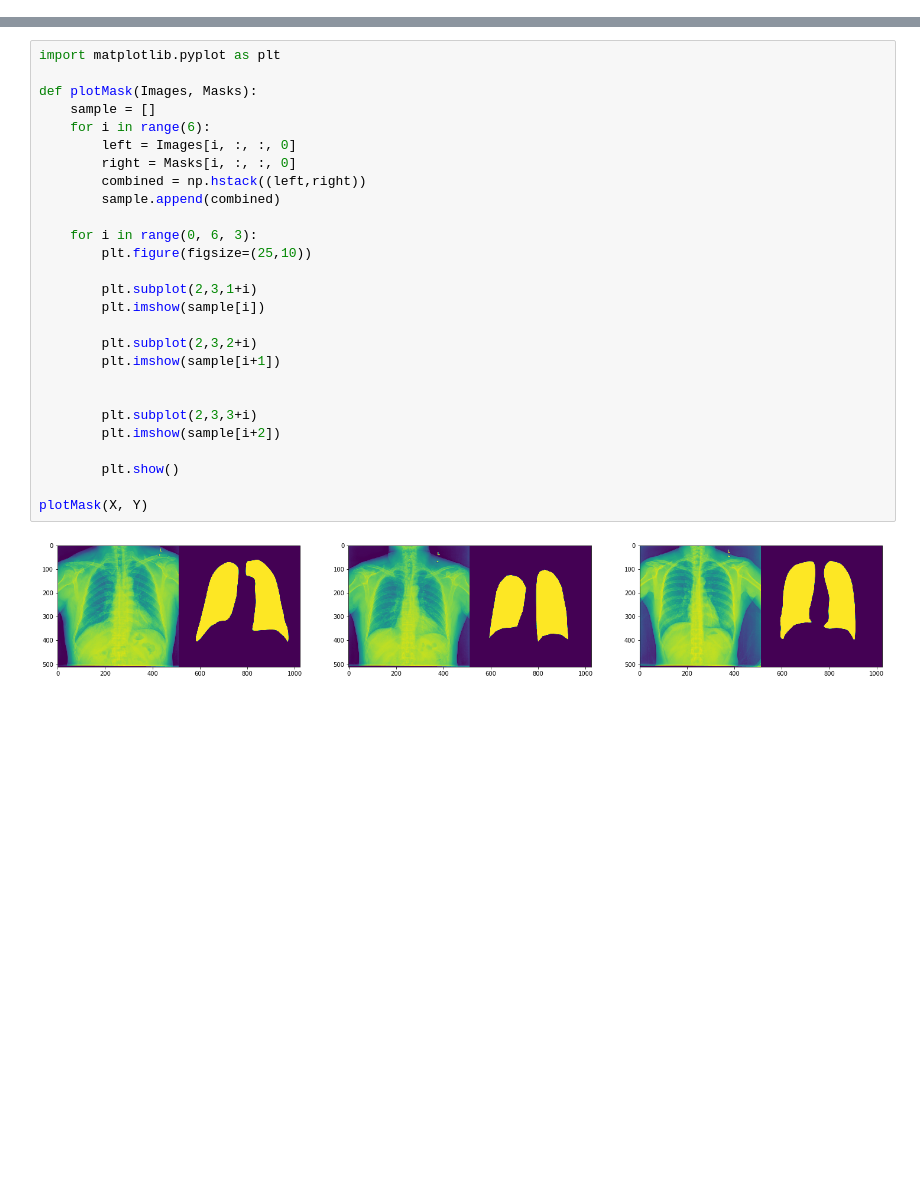
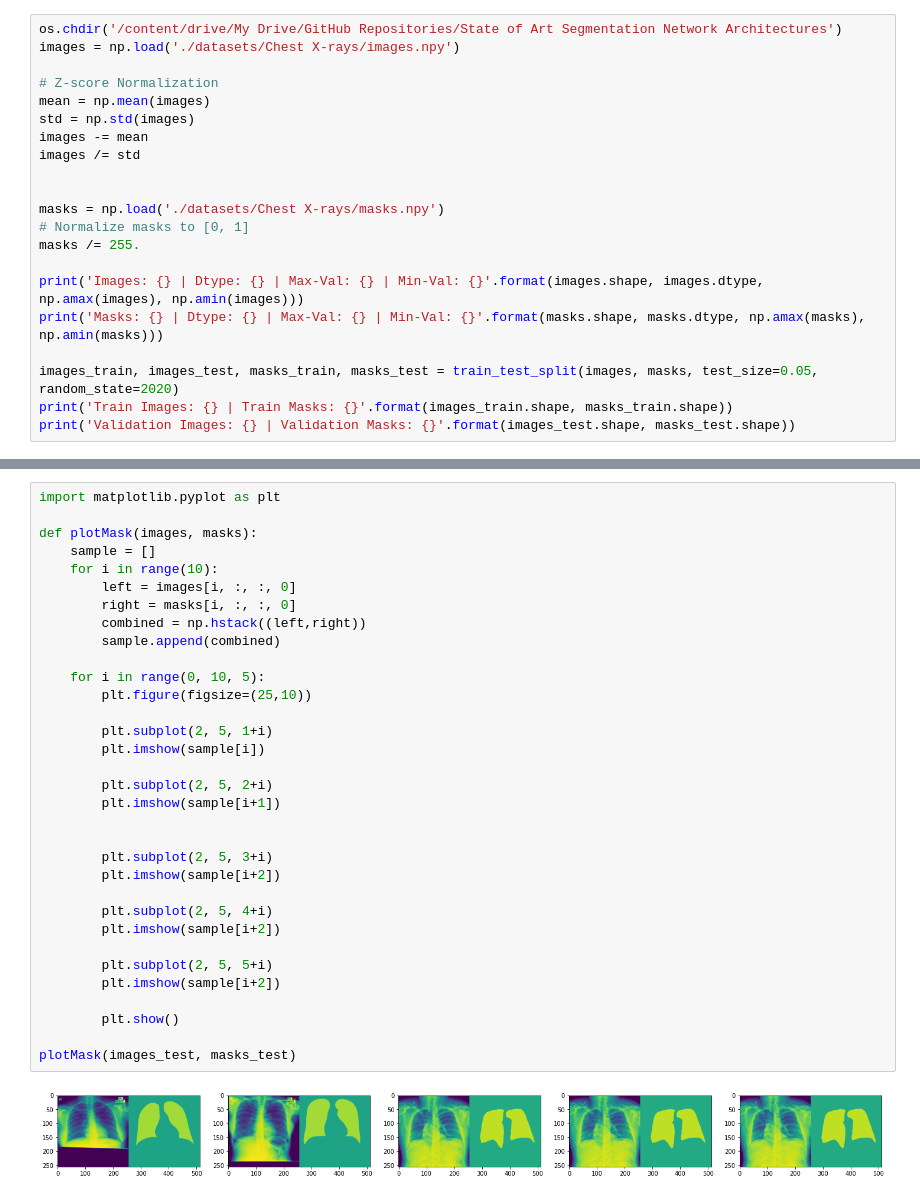
Before and after one commit to zeeshannisar/State-of-Art-Segmentation-Network-Architectures, a Jupyter notebook: U-NET Architecture/UNET-implementation-Lungs Segmentation from Chest X-rays.ipynb, the cells around one changed output, grey strips where cells are left out. Saved outputs shown, nothing was run; the diff lists cells and outputs as text; blank space fills up the shorter version.

```diff
--- a/U-NET Architecture/UNET-implementation-Lungs Segmentation from Chest X-rays.ipynb
+++ b/U-NET Architecture/UNET-implementation-Lungs Segmentation from Chest X-rays.ipynb
@@ -104,0 +71,21 @@ print('Images and Masks are saved to Numpy Arrays in respective Directories')
+# %%
+os.chdir('/content/drive/My Drive/GitHub Repositories/State of Art Segmentation Network Architectures')
+images = np.load('./datasets/Chest X-rays/images.npy')
+
+# Z-score Normalization
+mean = np.mean(images)
+std = np.std(images)
+images -= mean
+images /= std
+
+
+masks = np.load('./datasets/Chest X-rays/masks.npy')
+# Normalize masks to [0, 1]
+masks /= 255.
+
+print('Images: {} | Dtype: {} | Max-Val: {} | Min-Val: {}'.format(images.shape, images.dtype, np.amax(images), np.amin(images)))
+print('Masks: {} | Dtype: {} | Max-Val: {} | Min-Val: {}'.format(masks.shape, masks.dtype, np.amax(masks), np.amin(masks)))
+
+images_train, images_test, masks_train, masks_test = train_test_split(images, masks, test_size=0.05, random_state=2020)
+print('Train Images: {} | Train Masks: {}'.format(images_train.shape, masks_train.shape))
+print('Validation Images: {} | Validation Masks: {}'.format(images_test.shape, masks_test.shape))
@@ -105,29 +97,35 @@ print('Images and Masks are saved to Numpy Arrays in respective Directories')
 # %%
 import matplotlib.pyplot as plt
 
-def plotMask(Images, Masks):
+def plotMask(images, masks):
     sample = []
-    for i in range(6):
-        left = Images[i, :, :, 0]
-        right = Masks[i, :, :, 0]
+    for i in range(10):
+        left = images[i, :, :, 0]
+        right = masks[i, :, :, 0]
         combined = np.hstack((left,right))
         sample.append(combined)
 
-    for i in range(0, 6, 3):
+    for i in range(0, 10, 5):
         plt.figure(figsize=(25,10))
 
-        plt.subplot(2,3,1+i)
+        plt.subplot(2, 5, 1+i)
         plt.imshow(sample[i])
 
-        plt.subplot(2,3,2+i)
+        plt.subplot(2, 5, 2+i)
         plt.imshow(sample[i+1])
 
 
-        plt.subplot(2,3,3+i)
+        plt.subplot(2, 5, 3+i)
+        plt.imshow(sample[i+2])
+
+        plt.subplot(2, 5, 4+i)
+        plt.imshow(sample[i+2])
+
+        plt.subplot(2, 5, 5+i)
         plt.imshow(sample[i+2])
 
         plt.show()
 
-plotMask(X, Y)
+plotMask(images_test, masks_test)
 # %% [output]
-[figure, old version]
+[figure, new version]
```
Also changed, not shown: parts of 18 cells of this notebook, 1 other file.
